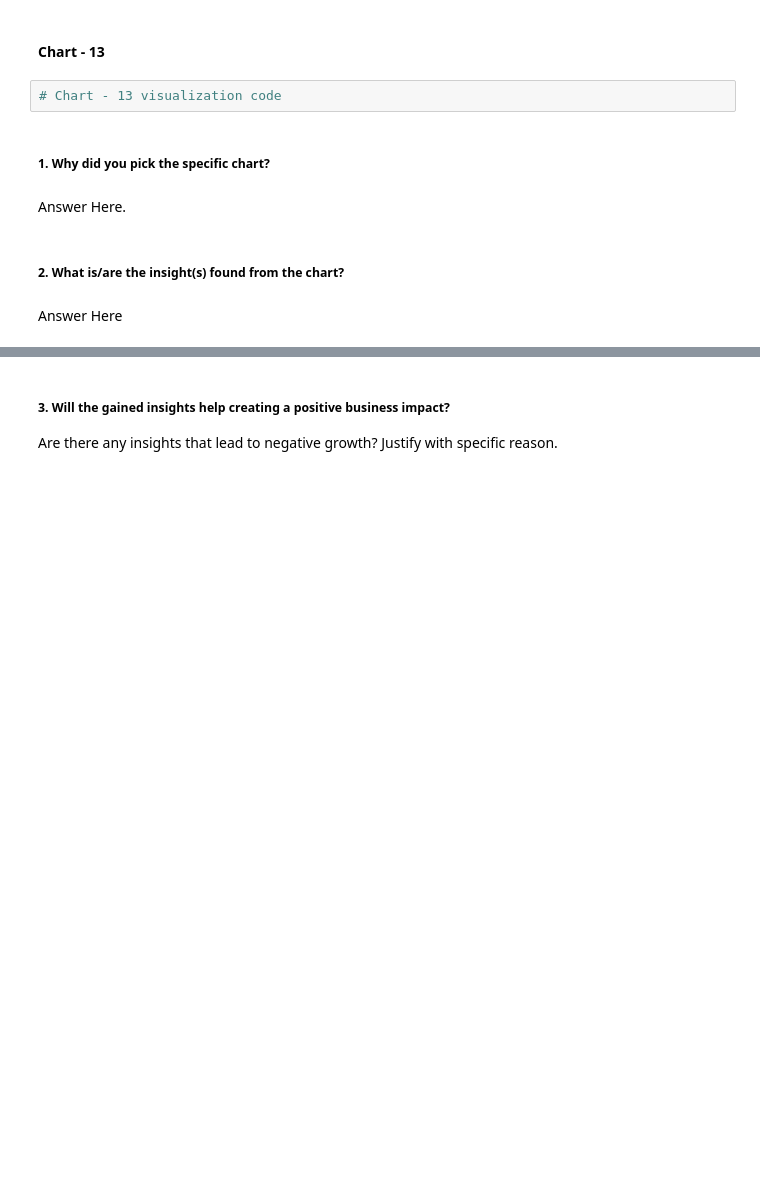
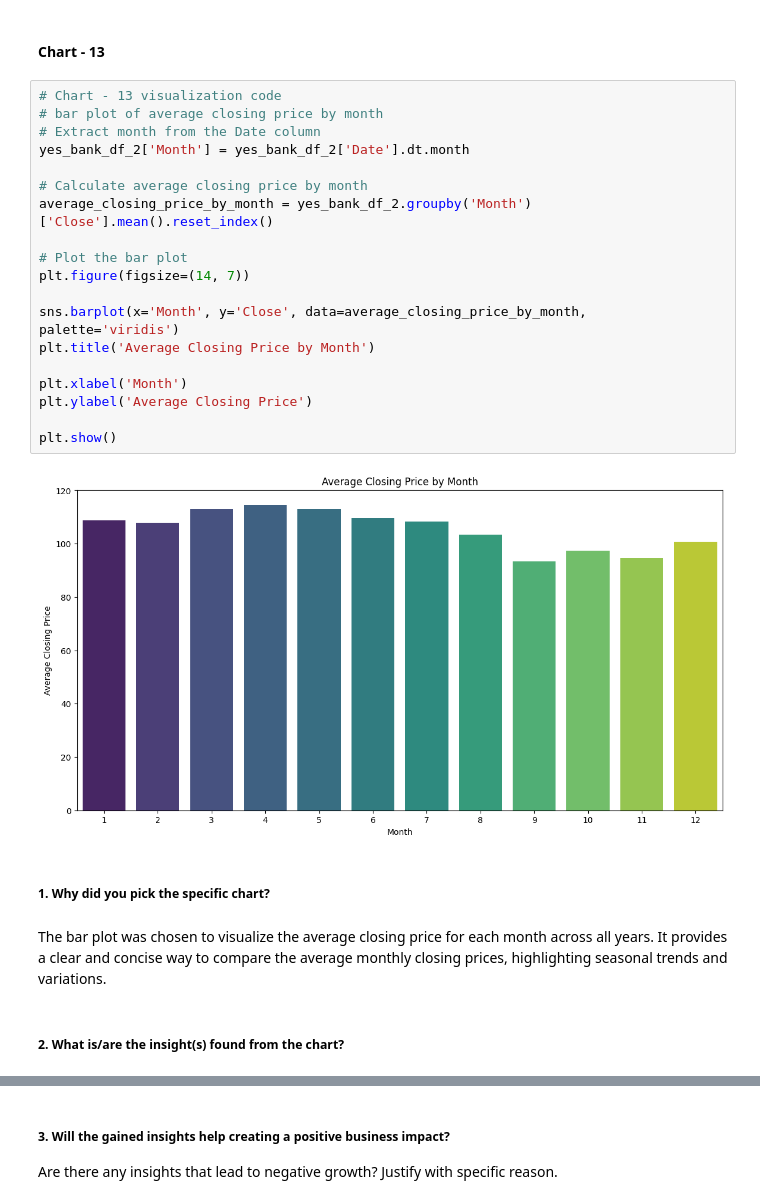
Before and after one commit to KushangShah/ML-Project-End-to-End-Machine-Learning., a Jupyter notebook: Yes_Bank_Stock_Closing_Price_Prediction.ipynb, the cells around one changed output, grey strips where cells are left out. Saved outputs shown, nothing was run; the diff lists cells and outputs as text; blank space fills up the shorter version.

```diff
--- a/Yes_Bank_Stock_Closing_Price_Prediction.ipynb
+++ b/Yes_Bank_Stock_Closing_Price_Prediction.ipynb
@@ -733,12 +757,29 @@ Answer Here
 # %% [markdown]
 #### Chart - 13
-# %%
-# Chart - 13 visualization code
+# %%
+# Chart - 13 visualization code
+# bar plot of average closing price by month
+# Extract month from the Date column
+yes_bank_df_2['Month'] = yes_bank_df_2['Date'].dt.month
+
+# Calculate average closing price by month
+average_closing_price_by_month = yes_bank_df_2.groupby('Month')['Close'].mean().reset_index()
+
+# Plot the bar plot
+plt.figure(figsize=(14, 7))
+
+sns.barplot(x='Month', y='Close', data=average_closing_price_by_month, palette='viridis')
+plt.title('Average Closing Price by Month')
+
+plt.xlabel('Month')
+plt.ylabel('Average Closing Price')
+
+plt.show()
+# %% [output]
+[figure, added]
 # %% [markdown]
 ##### 1. Why did you pick the specific chart?
-# %% [markdown]
-Answer Here.
+# %% [markdown]
+The bar plot was chosen to visualize the average closing price for each month across all years. It provides a clear and concise way to compare the average monthly closing prices, highlighting seasonal trends and variations.
 # %% [markdown]
 ##### 2. What is/are the insight(s) found from the chart?
-# %% [markdown]
-Answer Here
```
Also changed, not shown: parts of 11 cells of this notebook.
